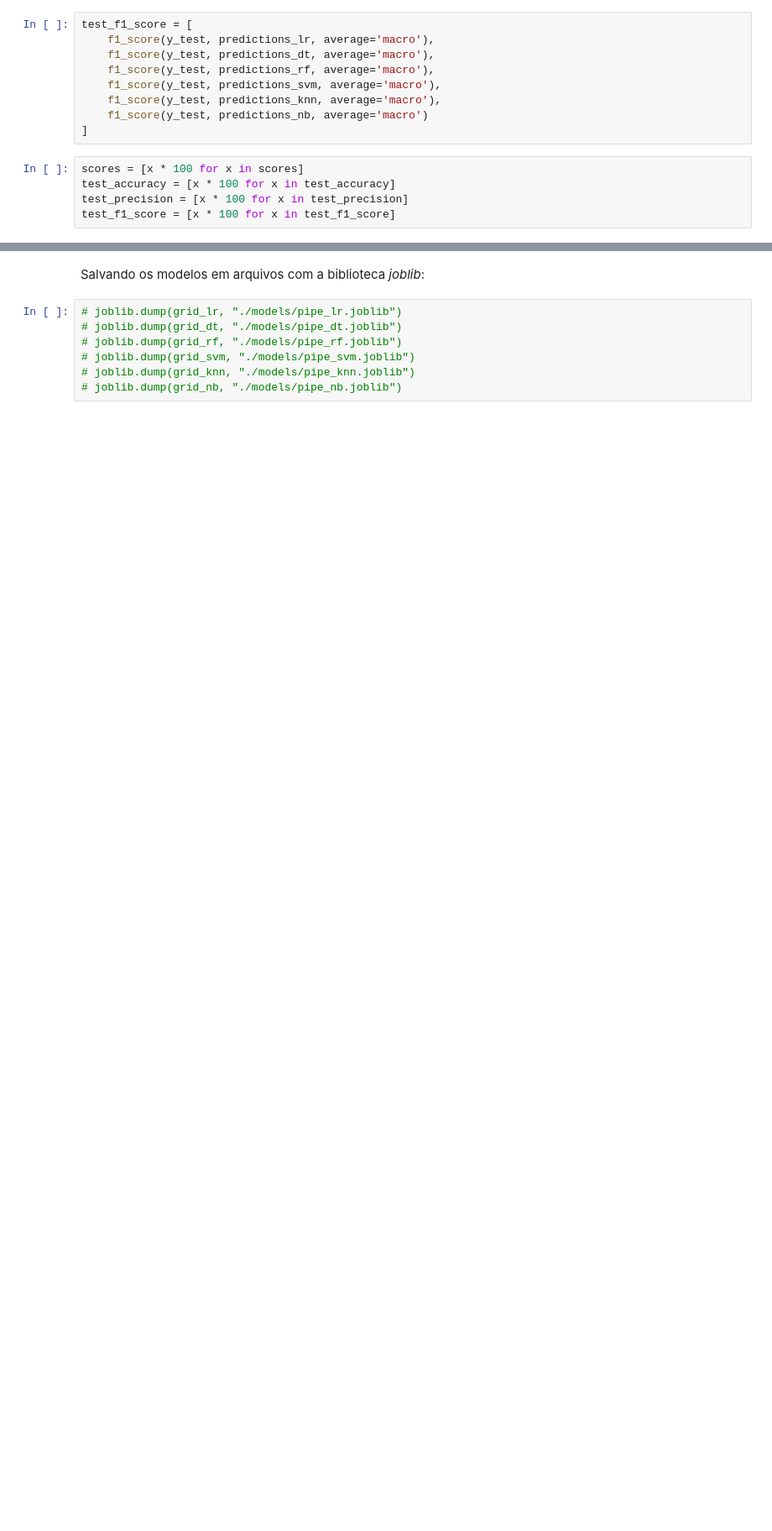
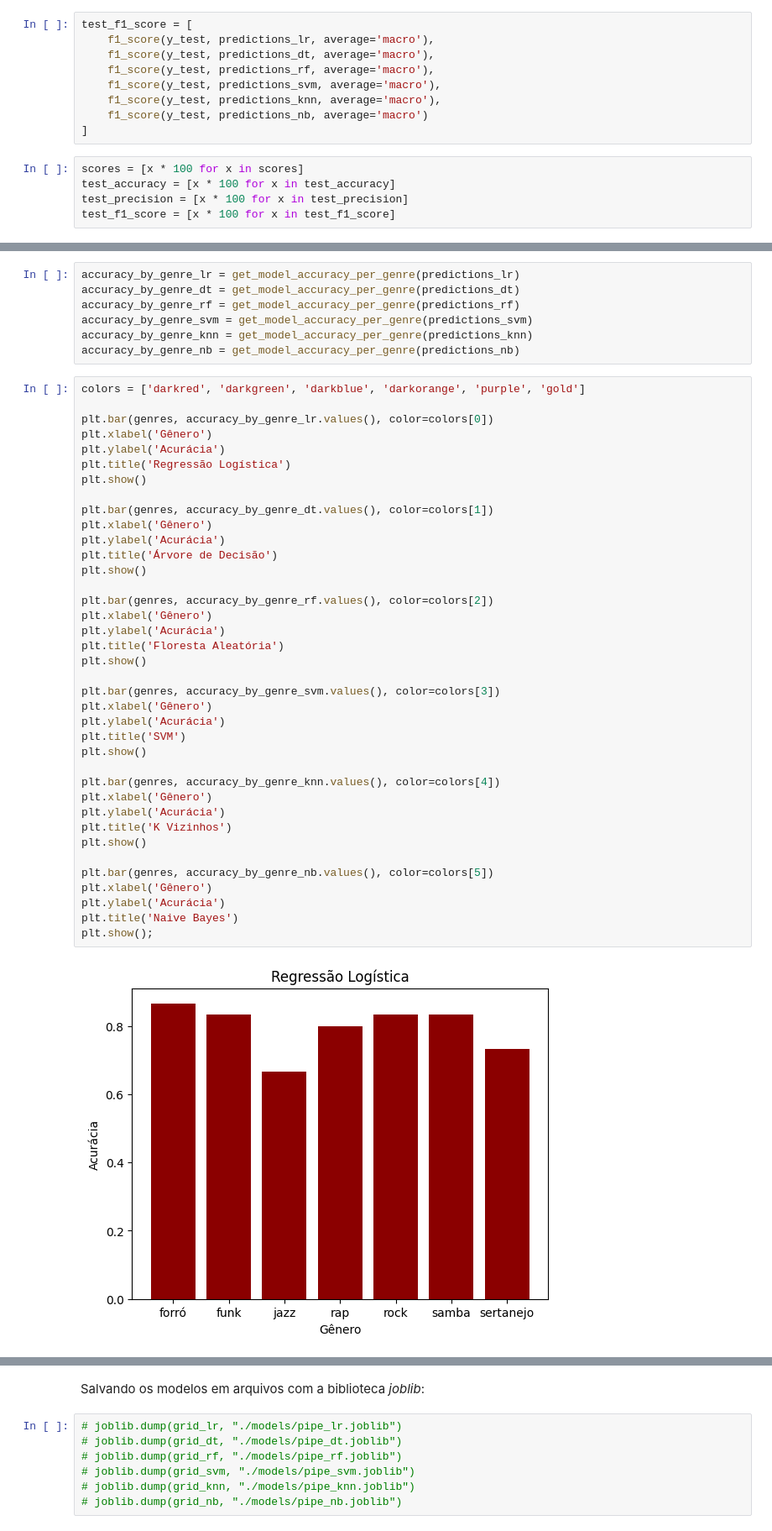
Before and after one commit to Matheus-0/Music-Genre-Classification, a Jupyter notebook: training.ipynb, the cells around one changed output, grey strips where cells are left out. Shown at 84% size. Saved outputs shown, nothing was run; the diff lists cells and outputs as text; blank space fills up the shorter version.

```diff
--- a/training.ipynb
+++ b/training.ipynb
@@ -673,0 +657,47 @@ plt.xticks(ticks);
+# %%
+accuracy_by_genre_lr = get_model_accuracy_per_genre(predictions_lr)
+accuracy_by_genre_dt = get_model_accuracy_per_genre(predictions_dt)
+accuracy_by_genre_rf = get_model_accuracy_per_genre(predictions_rf)
+accuracy_by_genre_svm = get_model_accuracy_per_genre(predictions_svm)
+accuracy_by_genre_knn = get_model_accuracy_per_genre(predictions_knn)
+accuracy_by_genre_nb = get_model_accuracy_per_genre(predictions_nb)
+# %%
+colors = ['darkred', 'darkgreen', 'darkblue', 'darkorange', 'purple', 'gold']
+
+plt.bar(genres, accuracy_by_genre_lr.values(), color=colors[0])
+plt.xlabel('Gênero')
+plt.ylabel('Acurácia')
+plt.title('Regressão Logística')
+plt.show()
+
+plt.bar(genres, accuracy_by_genre_dt.values(), color=colors[1])
+plt.xlabel('Gênero')
+plt.ylabel('Acurácia')
+plt.title('Árvore de Decisão')
+plt.show()
+
+plt.bar(genres, accuracy_by_genre_rf.values(), color=colors[2])
+plt.xlabel('Gênero')
+plt.ylabel('Acurácia')
+plt.title('Floresta Aleatória')
+plt.show()
+
+plt.bar(genres, accuracy_by_genre_svm.values(), color=colors[3])
+plt.xlabel('Gênero')
+plt.ylabel('Acurácia')
+plt.title('SVM')
+plt.show()
+
+plt.bar(genres, accuracy_by_genre_knn.values(), color=colors[4])
+plt.xlabel('Gênero')
+plt.ylabel('Acurácia')
+plt.title('K Vizinhos')
+plt.show()
+
+plt.bar(genres, accuracy_by_genre_nb.values(), color=colors[5])
+plt.xlabel('Gênero')
+plt.ylabel('Acurácia')
+plt.title('Naive Bayes')
+plt.show();
+# %% [output]
+[figure, added]
```
Also changed, not shown: parts of 25 cells of this notebook.
